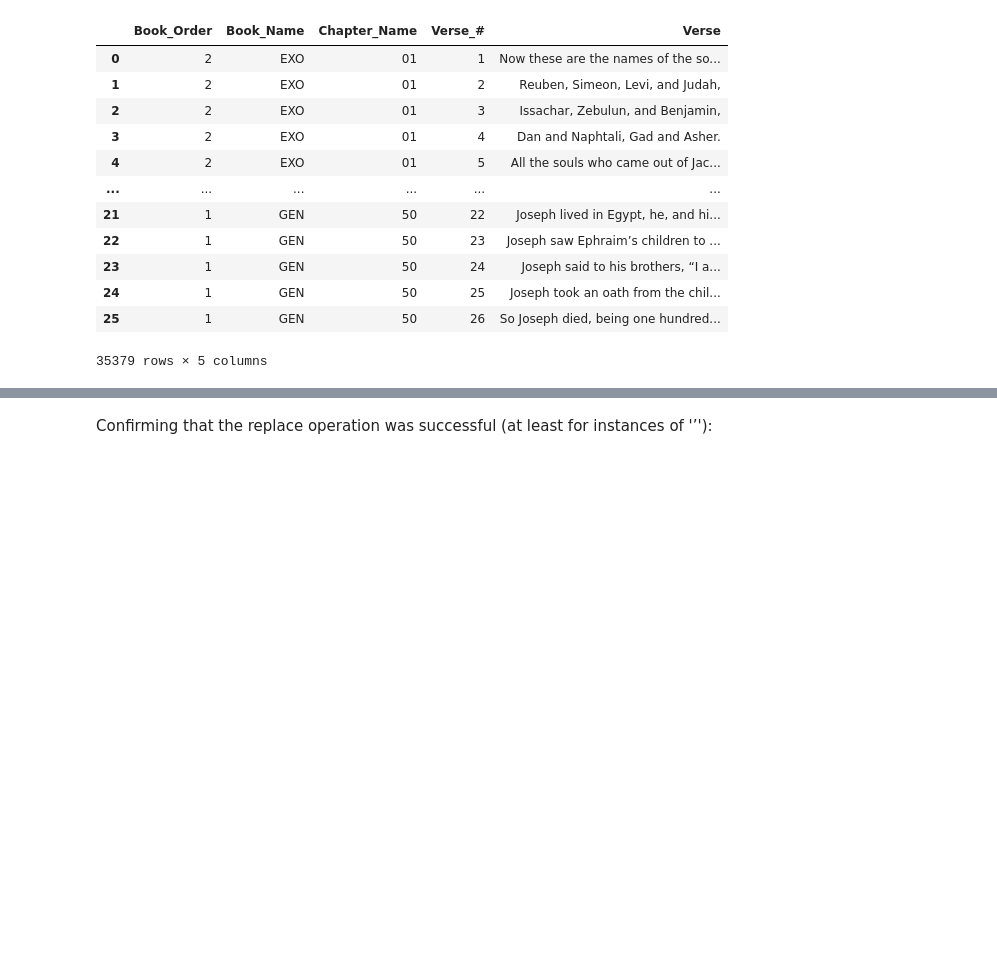
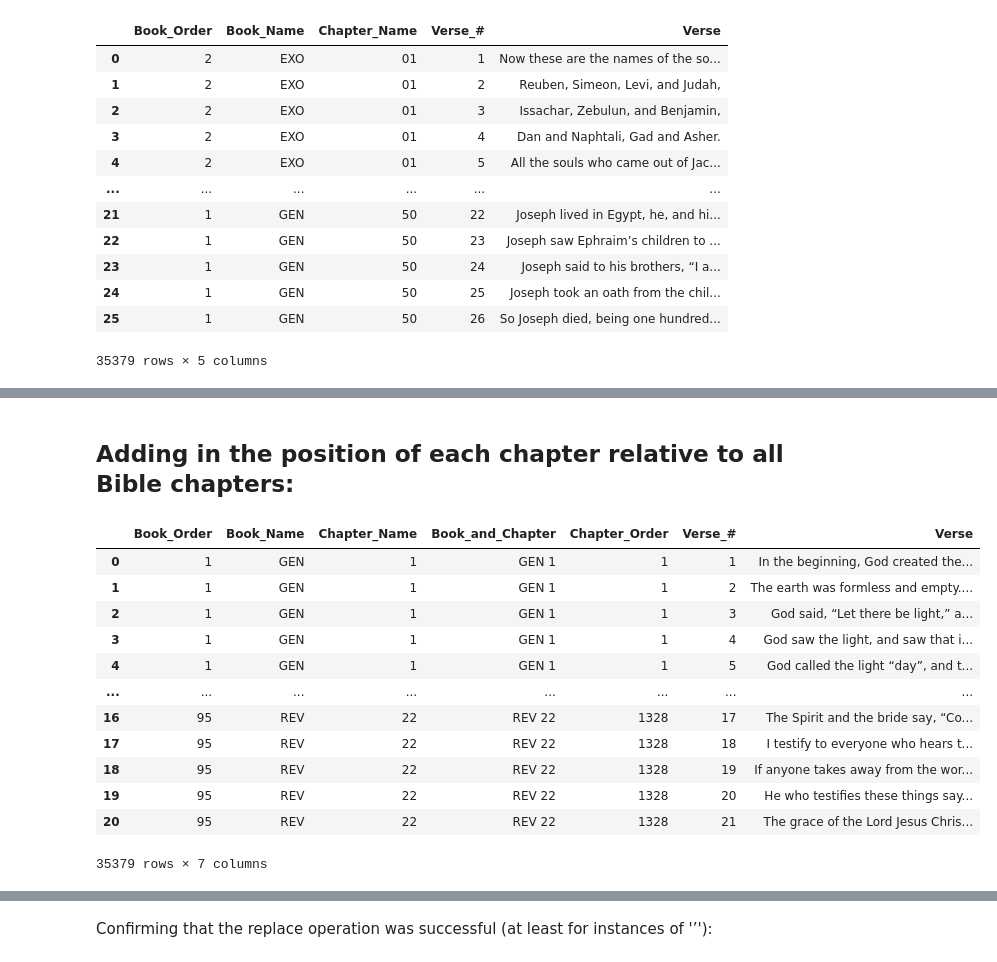
Before and after one commit to kburchfiel/Type_The_Bible, a Jupyter notebook: Bible_csv_generator.ipynb, the cells around one changed output, grey strips where cells are left out. Cells and saved outputs as stored; diff of their text form; code cells hidden in the pictures; blank space fills up the shorter version.

```diff
--- a/Bible_csv_generator.ipynb
+++ b/Bible_csv_generator.ipynb
@@ -82 +123,21 @@ df_Bible
+# %% [markdown]
+## Adding in the position of each chapter relative to all Bible chapters:
+# %%
+# We can calculate these chapter positions via pd.factorize().
+df_Bible.insert(4, 'Chapter_Order', pd.factorize(df_Bible['Book_and_Chapter'])[0]+1)
+df_Bible
+# %% [output]
+|  | Book_Order | Book_Name | Chapter_Name | Book_and_Chapter | Chapter_Order | Verse_# | Verse |
+| 0 | 1 | GEN | 1 | GEN 1 | 1 | 1 | In the beginning, God created the... |
+| 1 | 1 | GEN | 1 | GEN 1 | 1 | 2 | The earth was formless and empty.... |
+| 2 | 1 | GEN | 1 | GEN 1 | 1 | 3 | God said, “Let there be light,” a... |
+| 3 | 1 | GEN | 1 | GEN 1 | 1 | 4 | God saw the light, and saw that i... |
+| 4 | 1 | GEN | 1 | GEN 1 | 1 | 5 | God called the light “day”, and t... |
+| ... | ... | ... | ... | ... | ... | ... | ... |
+| 16 | 95 | REV | 22 | REV 22 | 1328 | 17 | The Spirit and the bride say, “Co... |
+| 17 | 95 | REV | 22 | REV 22 | 1328 | 18 | I testify to everyone who hears t... |
+| 18 | 95 | REV | 22 | REV 22 | 1328 | 19 | If anyone takes away from the wor... |
+| 19 | 95 | REV | 22 | REV 22 | 1328 | 20 | He who testifies these things say... |
+| 20 | 95 | REV | 22 | REV 22 | 1328 | 21 | The grace of the Lord Jesus Chris... |
+35379 rows × 7 columns
 # %% [markdown]
```
Also changed, not shown: parts of 11 cells of this notebook, 21 other files.
